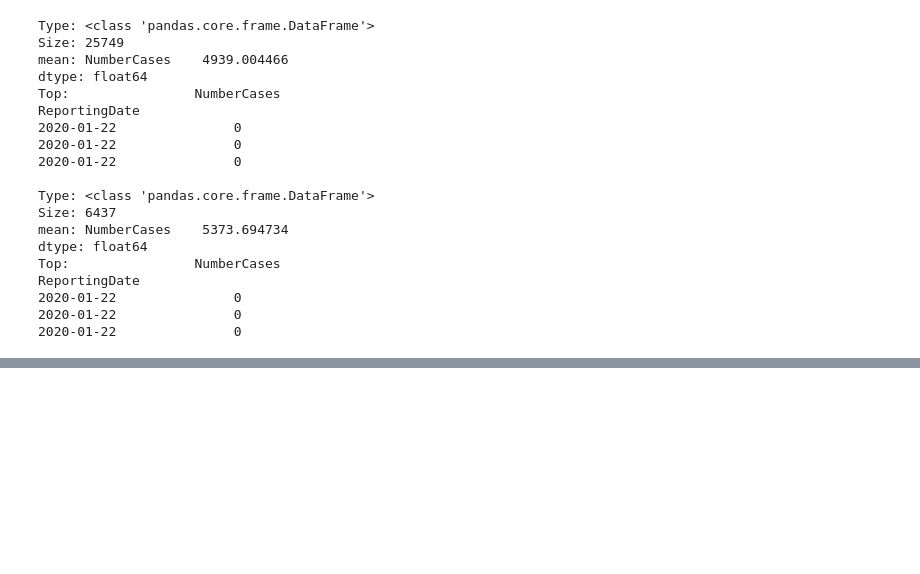
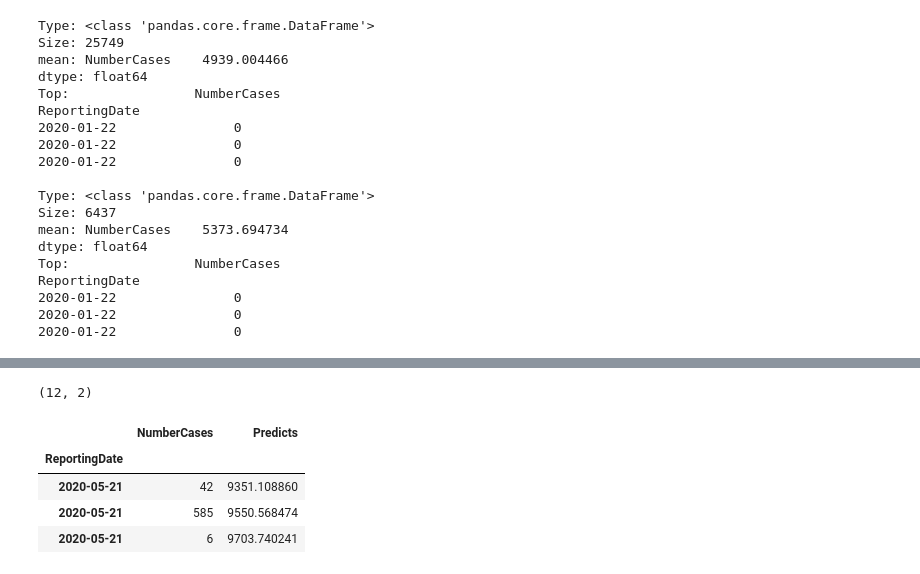
Before and after one commit to bilha-analytics/text_processing, a Jupyter notebook: notebooks/001_LSTM.ipynb, the cells around one changed output, grey strips where cells are left out. Saved outputs shown, nothing was run; the diff lists cells and outputs as text; code cells hidden in the pictures; blank space fills up the shorter version.

```diff
--- a/notebooks/001_LSTM.ipynb
+++ b/notebooks/001_LSTM.ipynb
@@ -211,7 +243,14 @@ df_predicts.head(3)
 # %%
 #ddf = pd.concat[ df_train, df_test ]
-df_output = pd.concat( [df_train, df_predicts], axis=1)
+df_output = pd.concat( [df_train[-n_input: ], df_predicts], axis=1)
 
 df_output.shape
 
-df_output.head(3)
+df_output
+# %% [output]
+(12, 2)
+|  | NumberCases | Predicts |
+| ReportingDate |  |  |
+| 2020-05-21 | 42 | 9351.108860 |
+| 2020-05-21 | 585 | 9550.568474 |
+| 2020-05-21 | 6 | 9703.740241 |
```
Also changed, not shown: parts of 7 cells of this notebook, 1 other file.
